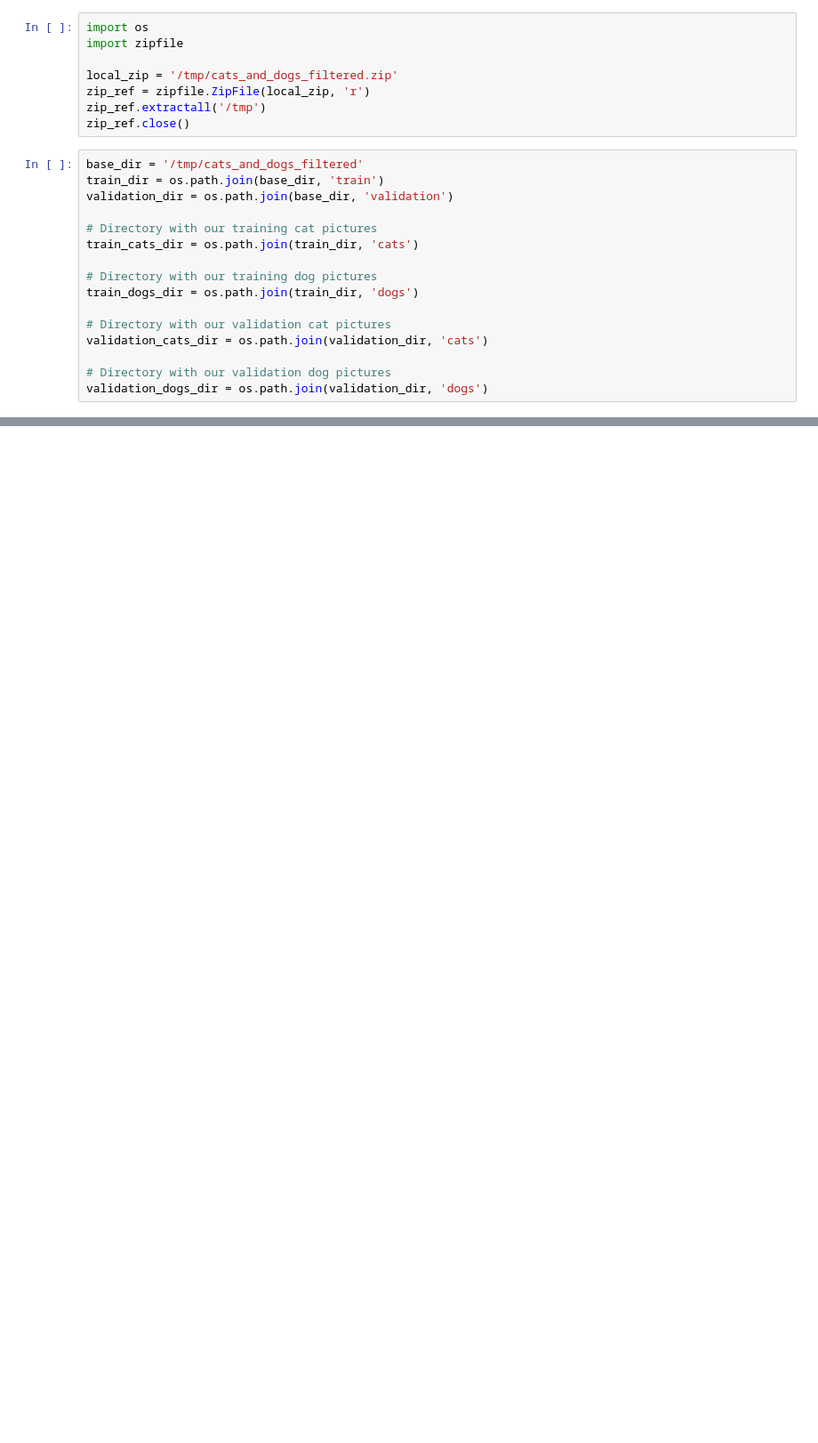
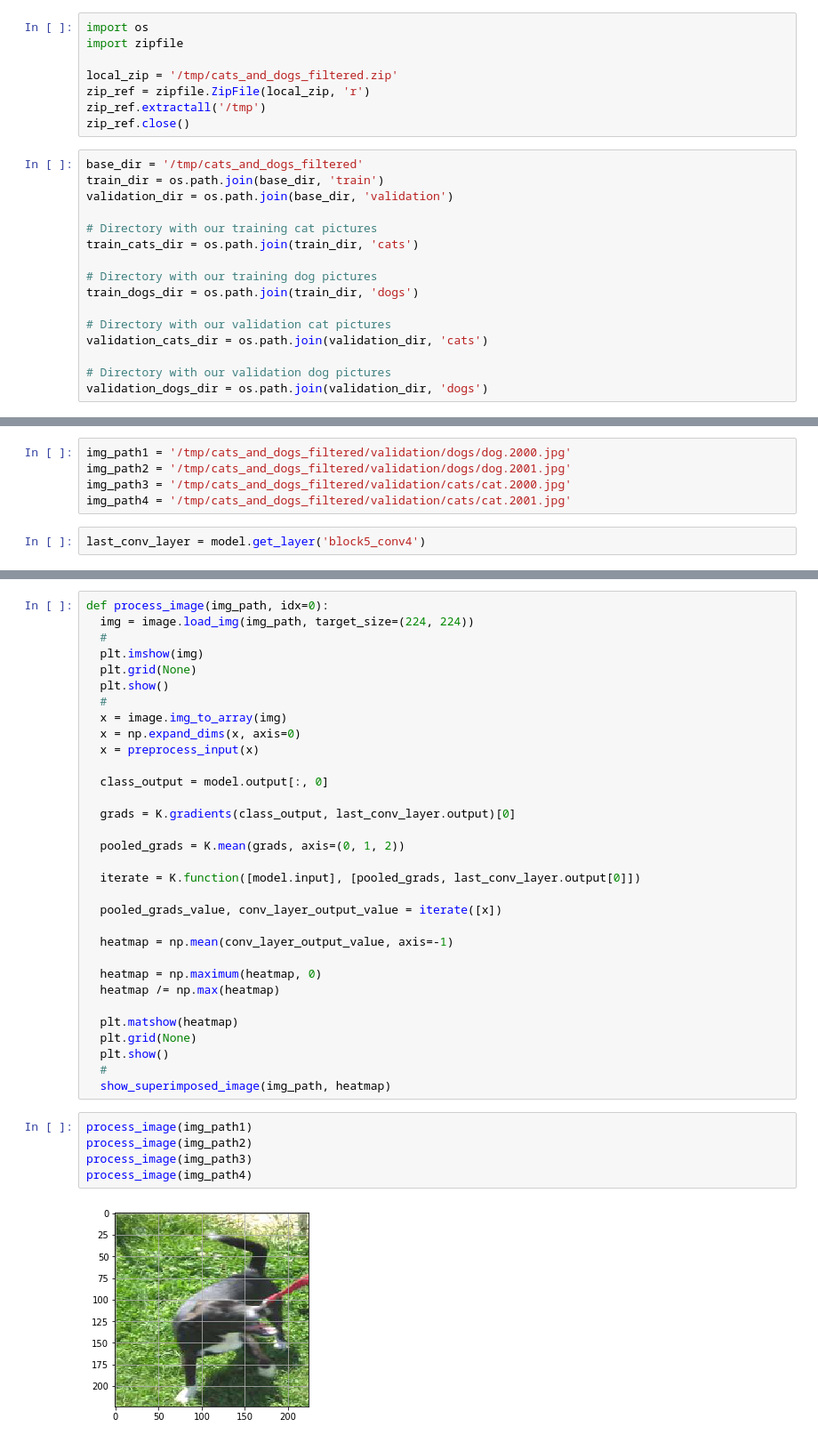
Before and after one commit to PeiLi-Sandman/machine_learning, a Jupyter notebook: HW3/HW3.ipynb, the cells around one changed output, grey strips where cells are left out. Shown at 89% size. Drawn from its saved outputs; the diff is of its cells as text; blank space fills up the shorter version.

```diff
--- a/HW3/HW3.ipynb
+++ b/HW3/HW3.ipynb
@@ -168,0 +327,7 @@ plt.show()
+# %%
+img_path1 = '/tmp/cats_and_dogs_filtered/validation/dogs/dog.2000.jpg'
+img_path2 = '/tmp/cats_and_dogs_filtered/validation/dogs/dog.2001.jpg'
+img_path3 = '/tmp/cats_and_dogs_filtered/validation/cats/cat.2000.jpg'
+img_path4 = '/tmp/cats_and_dogs_filtered/validation/cats/cat.2001.jpg'
+# %%
+last_conv_layer = model.get_layer('block5_conv4')
@@ -168,0 +358,39 @@ plt.show()
+# %%
+def process_image(img_path, idx=0):
+  img = image.load_img(img_path, target_size=(224, 224))
+  #
+  plt.imshow(img)
+  plt.grid(None)
+  plt.show()
+  #
+  x = image.img_to_array(img)
+  x = np.expand_dims(x, axis=0)
+  x = preprocess_input(x)
+
+  class_output = model.output[:, 0]
+
+  grads = K.gradients(class_output, last_conv_layer.output)[0]
+
+  pooled_grads = K.mean(grads, axis=(0, 1, 2))
+
+  iterate = K.function([model.input], [pooled_grads, last_conv_layer.output[0]])
+
+  pooled_grads_value, conv_layer_output_value = iterate([x])
+
+  heatmap = np.mean(conv_layer_output_value, axis=-1)
+
+  heatmap = np.maximum(heatmap, 0)
+  heatmap /= np.max(heatmap)
+
+  plt.matshow(heatmap)
+  plt.grid(None)
+  plt.show()
+  #
+  show_superimposed_image(img_path, heatmap)
+# %%
+process_image(img_path1)
+process_image(img_path2)
+process_image(img_path3)
+process_image(img_path4)
+# %% [output]
+[figure, added]
```
Also changed, not shown: parts of 39 cells of this notebook.
